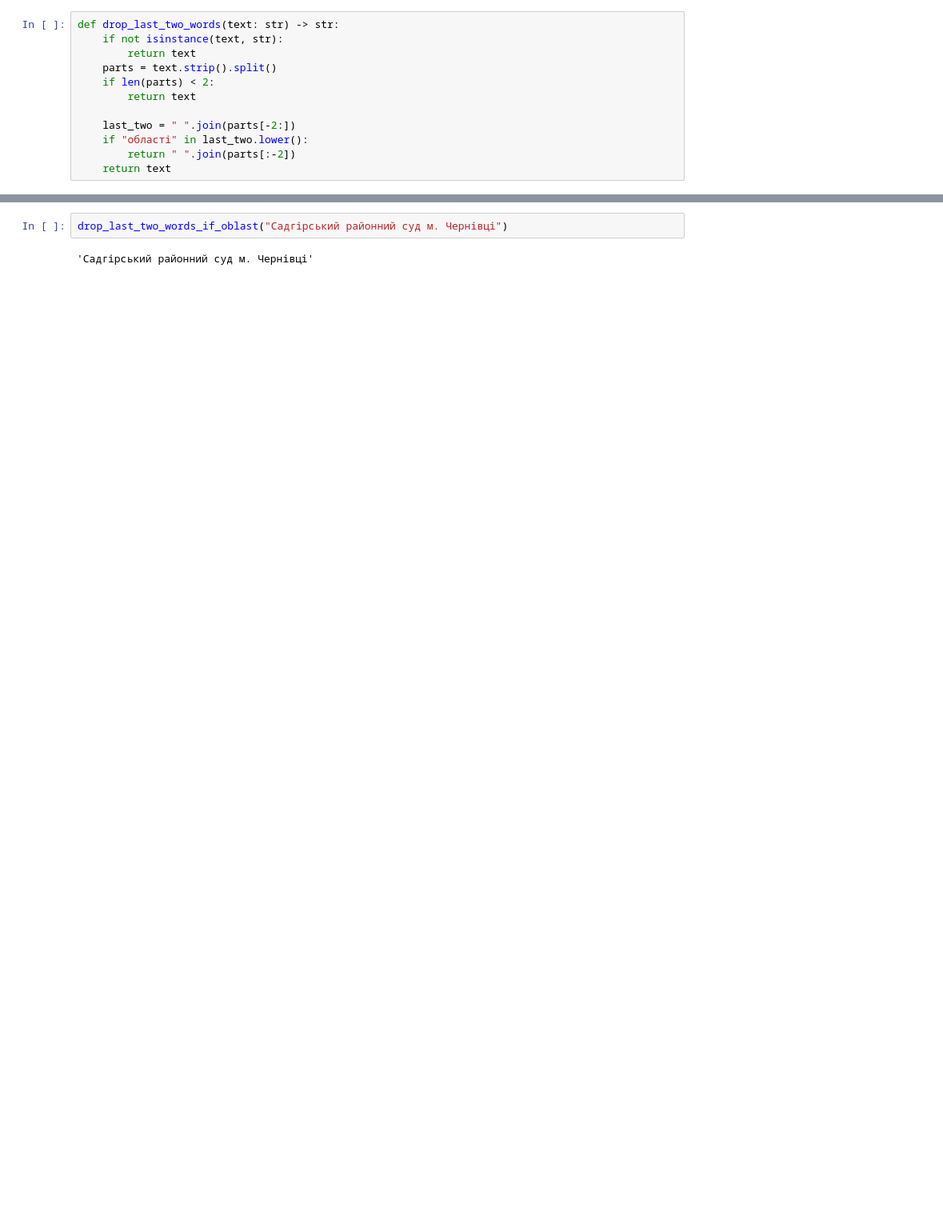
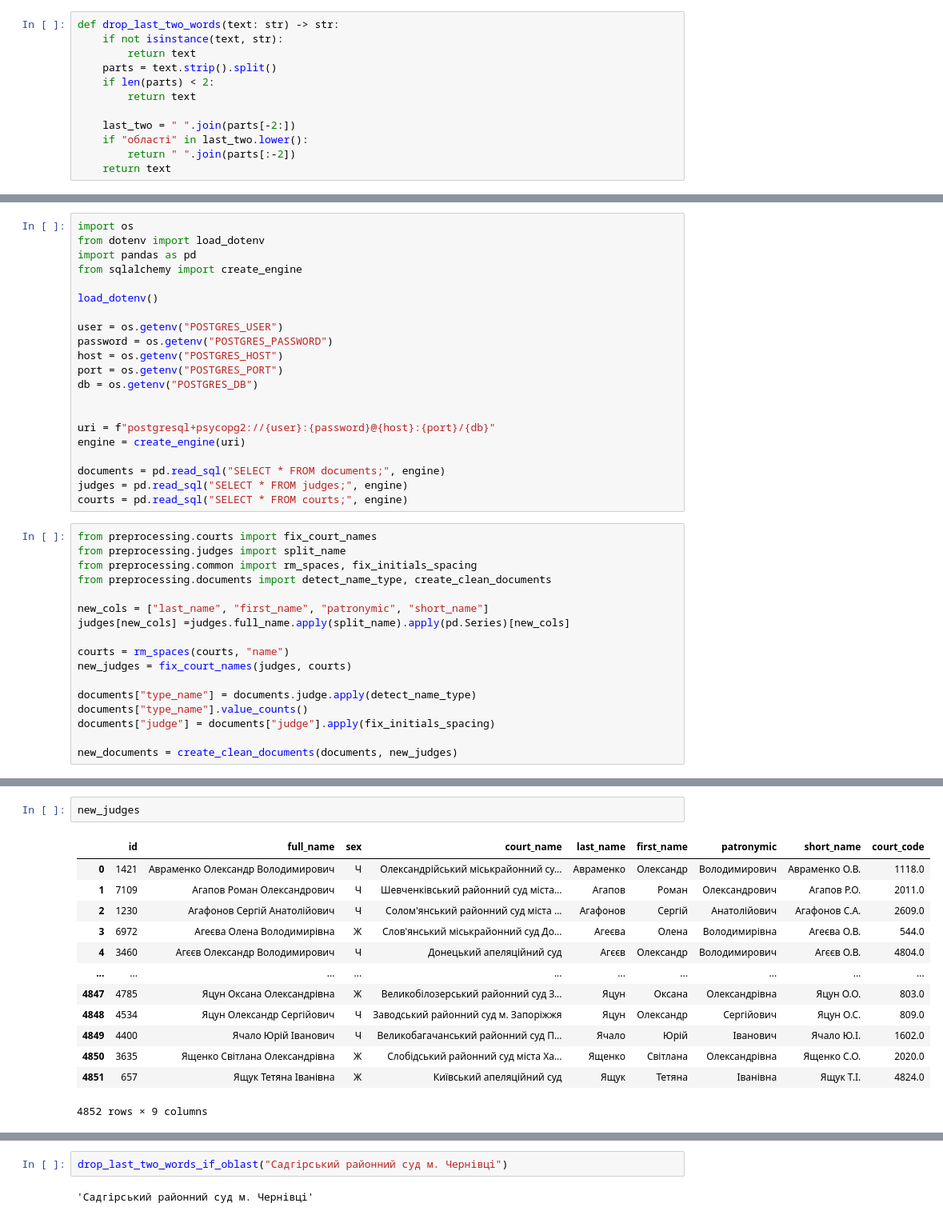
Before and after one commit to kaliani/vibe-judges, a Jupyter notebook: notebooks/00_preprocessing_raw_data.ipynb, the cells around one changed output, grey strips where cells are left out. Shown: that part at 80% size. Drawn from its saved outputs; the diff is of its cells as text; blank space fills up the shorter version.

Commit message:
added preprocessing function

```diff
--- a/notebooks/00_preprocessing_raw_data.ipynb
+++ b/notebooks/00_preprocessing_raw_data.ipynb
@@ -134,0 +185,38 @@ def drop_last_two_words(text: str) -> str:
+# %%
+import os
+from dotenv import load_dotenv
+import pandas as pd
+from sqlalchemy import create_engine
+
+load_dotenv()
+
+user = os.getenv("POSTGRES_USER")
+password = os.getenv("POSTGRES_PASSWORD")
+host = os.getenv("POSTGRES_HOST")
+port = os.getenv("POSTGRES_PORT")
+db = os.getenv("POSTGRES_DB")
+
+
+uri = f"postgresql+psycopg2://{user}:{password}@{host}:{port}/{db}"
+engine = create_engine(uri)
+
+documents = pd.read_sql("SELECT * FROM documents;", engine)
+judges = pd.read_sql("SELECT * FROM judges;", engine)
+courts = pd.read_sql("SELECT * FROM courts;", engine)
+# %%
+from preprocessing.courts import fix_court_names
+from preprocessing.judges import split_name
+from preprocessing.common import rm_spaces, fix_initials_spacing
+from preprocessing.documents import detect_name_type, create_clean_documents
+
+new_cols = ["last_name", "first_name", "patronymic", "short_name"]
+judges[new_cols] =judges.full_name.apply(split_name).apply(pd.Series)[new_cols]
+
+courts = rm_spaces(courts, "name")
+new_judges = fix_court_names(judges, courts)
+
+documents["type_name"] = documents.judge.apply(detect_name_type)
+documents["type_name"].value_counts()
+documents["judge"] = documents["judge"].apply(fix_initials_spacing)
+
+new_documents = create_clean_documents(documents, new_judges)
@@ -134,0 +475,16 @@ def drop_last_two_words(text: str) -> str:
+# %%
+new_judges
+# %% [output]
+|  | id | full_name | sex | court_name | last_name | first_name | patronymic | short_name | court_code |
+| 0 | 1421 | Авраменко Олександр Володимирович | Ч | Олександрійський міськрайонний су... | Авраменко | Олександр | Володимирович | Авраменко О.В. | 1118.0 |
+| 1 | 7109 | Агапов Роман Олександрович | Ч | Шевченківський районний суд міста... | Агапов | Роман | Олександрович | Агапов Р.О. | 2011.0 |
+| 2 | 1230 | Агафонов Сергій Анатолійович | Ч | Солом'янський районний суд міста ... | Агафонов | Сергій | Анатолійович | Агафонов С.А. | 2609.0 |
+| 3 | 6972 | Агеєва Олена Володимирівна | Ж | Слов'янський міськрайонний суд До... | Агеєва | Олена | Володимирівна | Агеєва О.В. | 544.0 |
+| 4 | 3460 | Агєєв Олександр Володимирович | Ч | Донецький апеляційний суд | Агєєв | Олександр | Володимирович | Агєєв О.В. | 4804.0 |
+| ... | ... | ... | ... | ... | ... | ... | ... | ... | ... |
+| 4847 | 4785 | Яцун Оксана Олександрівна | Ж | Великобілозерський районний суд З... | Яцун | Оксана | Олександрівна | Яцун О.О. | 803.0 |
+| 4848 | 4534 | Яцун Олександр Сергійович | Ч | Заводський районний суд м. Запоріжжя | Яцун | Олександр | Сергійович | Яцун О.С. | 809.0 |
+| 4849 | 4400 | Ячало Юрій Іванович | Ч | Великобагачанський районний суд П... | Ячало | Юрій | Іванович | Ячало Ю.І. | 1602.0 |
+| 4850 | 3635 | Ященко Світлана Олександрівна | Ж | Слобідський районний суд міста Ха... | Ященко | Світлана | Олександрівна | Ященко С.О. | 2020.0 |
+| 4851 | 657 | Ящук Тетяна Іванівна | Ж | Київський апеляційний суд | Ящук | Тетяна | Іванівна | Ящук Т.І. | 4824.0 |
+4852 rows × 9 columns
```
Also changed, not shown: parts of 52 cells of this notebook, 8 other files.
